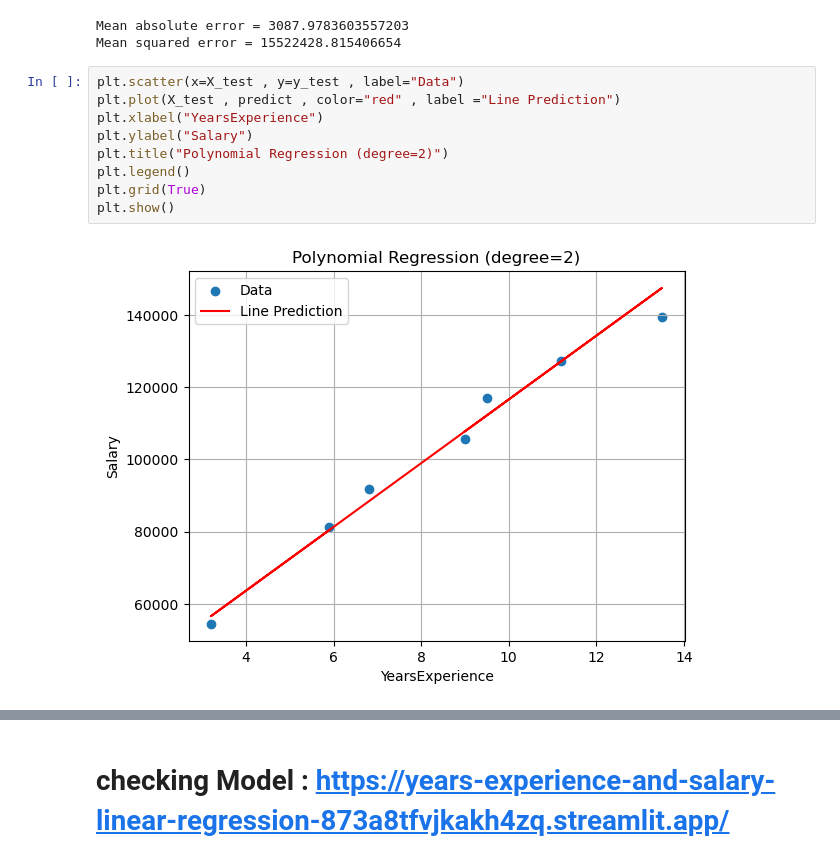
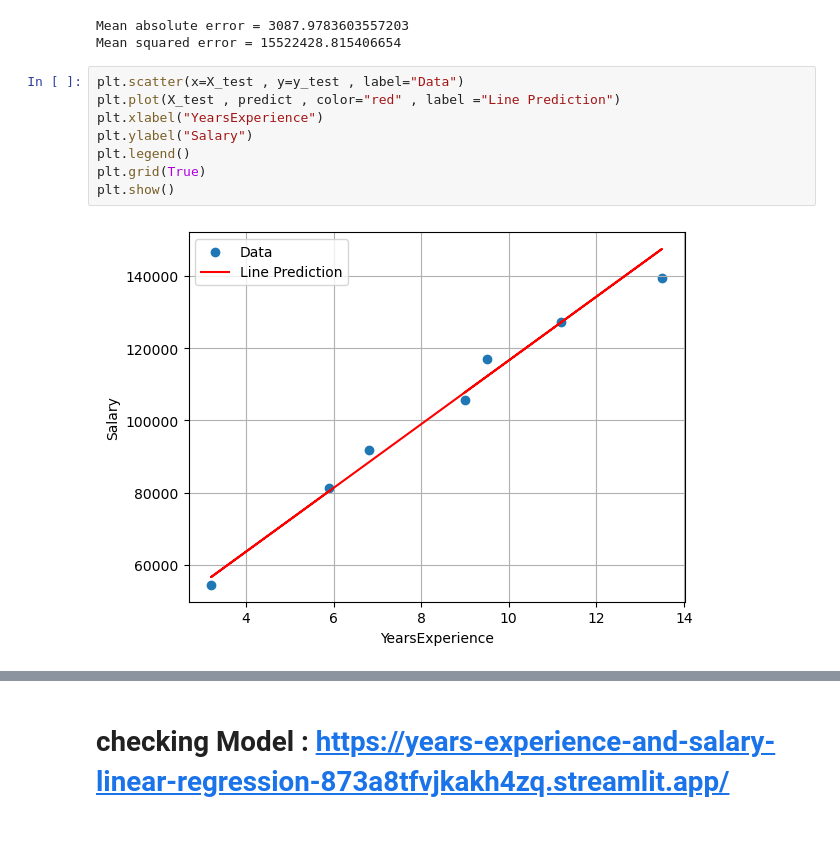
Before and after one commit to b0o0da/Years-Experience-and-Salary-Linear-Regression, a Jupyter notebook: project-1.ipynb, the cells around one changed output, grey strips where cells are left out. Saved outputs shown, nothing was run; the diff lists cells and outputs as text; blank space fills up the shorter version.

```diff
--- a/project-1.ipynb
+++ b/project-1.ipynb
@@ -104,14 +104,13 @@ Mean squared error = 15522428.815406654
 # %%
 plt.scatter(x=X_test , y=y_test , label="Data")
 plt.plot(X_test , predict , color="red" , label ="Line Prediction")
 plt.xlabel("YearsExperience")
 plt.ylabel("Salary")
-plt.title("Polynomial Regression (degree=2)")
 plt.legend()
 plt.grid(True)
 plt.show()
 # %% [output]
-[figure, old version]
+[figure, new version]
 # %%
 X_train, X_test, y_train, y_test = train_test_split(X, y, test_size=0.2, random_state=101)
 
```
Also changed, not shown: parts of 1 cell of this notebook.
